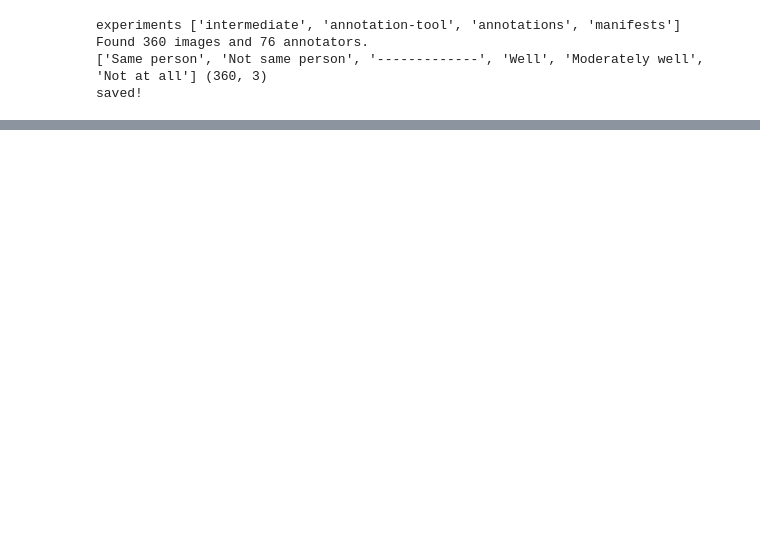
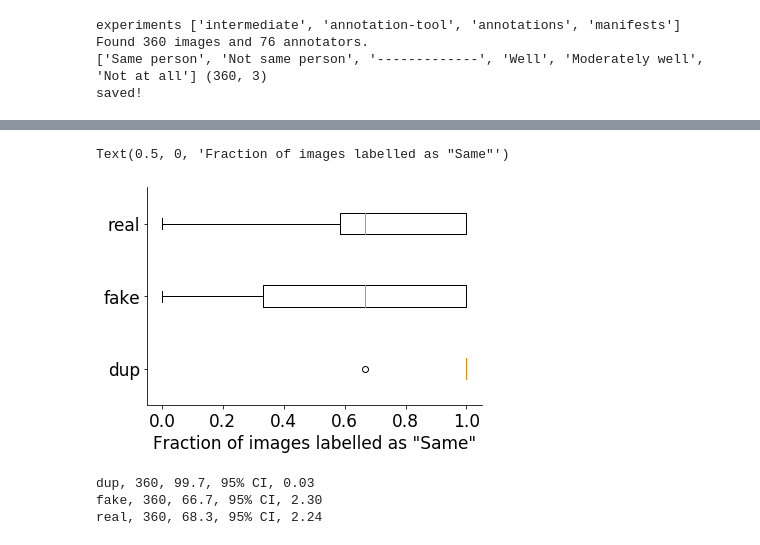
Before and after one commit to csinva/matching-with-gans, a Jupyter notebook: projection_manipulation/12_annot_experiment.ipynb, the cells around one changed output, grey strips where cells are left out. Saved outputs shown, nothing was run; the diff lists cells and outputs as text; code cells hidden in the pictures; blank space fills up the shorter version.

```diff
--- a/projection_manipulation/12_annot_experiment.ipynb
+++ b/projection_manipulation/12_annot_experiment.ipynb
@@ -223,0 +217,18 @@ NameError: name 'label_names' is not defined
+# %%
+BINS = 4
+lists = [means[labs[lab]] for lab in LABS]
+plt.boxplot(lists, vert=False)
+plt.yticks(np.arange(1, len(LABS) + 1), LABS)
+plt.xlabel('Fraction of images labelled as "Same"')
+# %% [output]
+Text(0.5, 0, 'Fraction of images labelled as "Same"')
+[figure, added]
+# %%
+for lab in LABS:
+    prob = np.mean(means[labs[lab]])
+    n = means[labs[lab]].size * mat_list.shape[1]
+    print(f'{lab}, {n}, {100 * prob:0.1f}, 95% CI, {100 * 1.96 * prob * (1-prob) / np.sqrt(n):.2f}')
+# %% [output]
+dup, 360, 99.7, 95% CI, 0.03
+fake, 360, 66.7, 95% CI, 2.30
+real, 360, 68.3, 95% CI, 2.24
```
Also changed, not shown: parts of 13 cells of this notebook, 4 other files.
